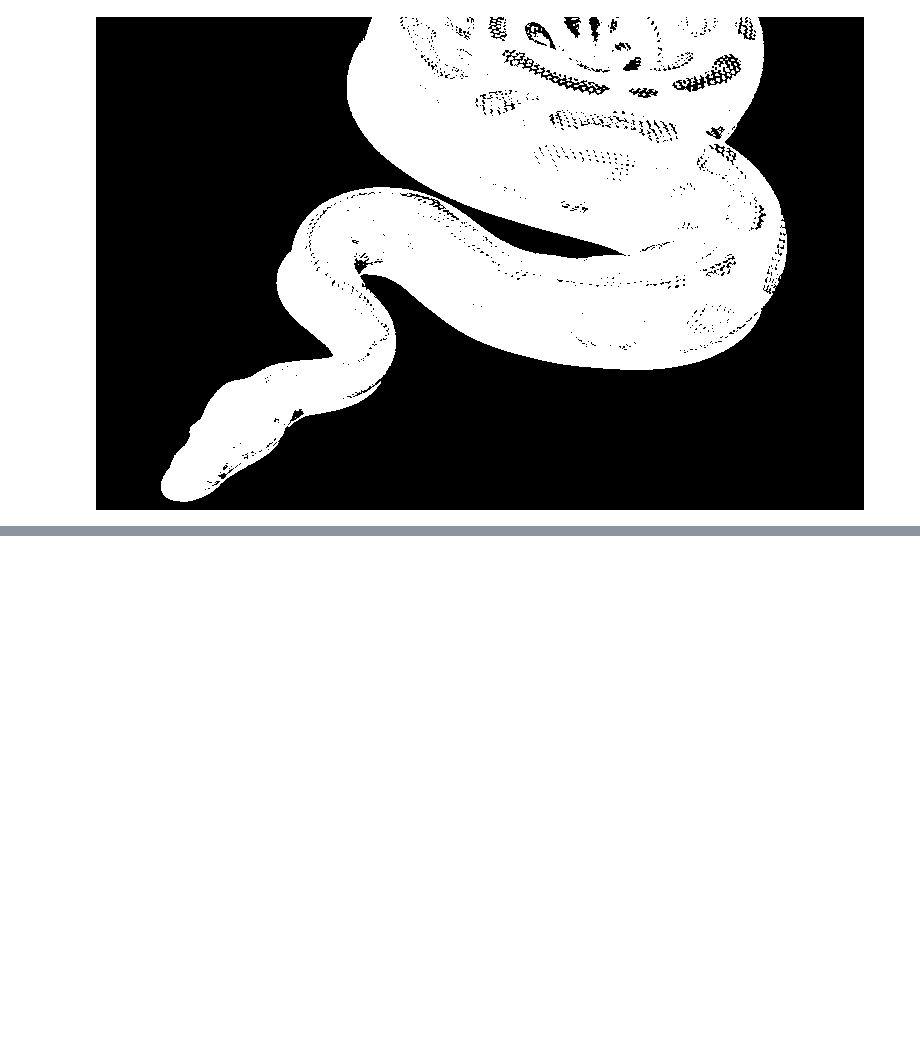
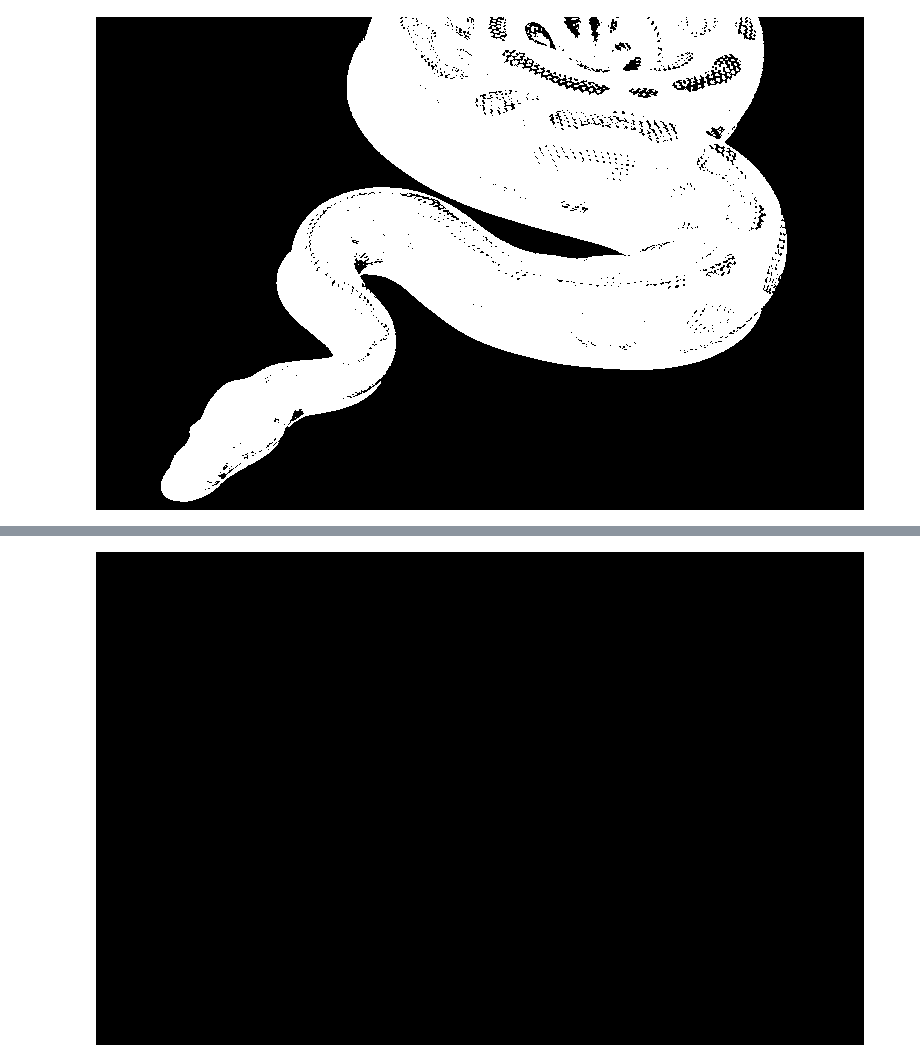
Before and after one commit to reyanshgupta/SEM_5_IVP, a Jupyter notebook: IVP_Experiment_2_Negatives,_and_other_image_processing_techniques.ipynb, the cells around one changed output, grey strips where cells are left out. Cells and saved outputs as stored; diff of their text form; code cells hidden in the pictures; blank space fills up the shorter version.

```diff
--- a/IVP_Experiment_2_Negatives,_and_other_image_processing_techniques.ipynb
+++ b/IVP_Experiment_2_Negatives,_and_other_image_processing_techniques.ipynb
@@ -37,0 +60,7 @@ cv2_imshow(img_python_thresh)
+# %%
+for z in range(j):
+  for x in range(k):
+     b[z,x,0] = 0
+cv2_imshow(b)
+# %% [output]
+[figure, added]
```
Also changed, not shown: parts of 3 cells of this notebook.
